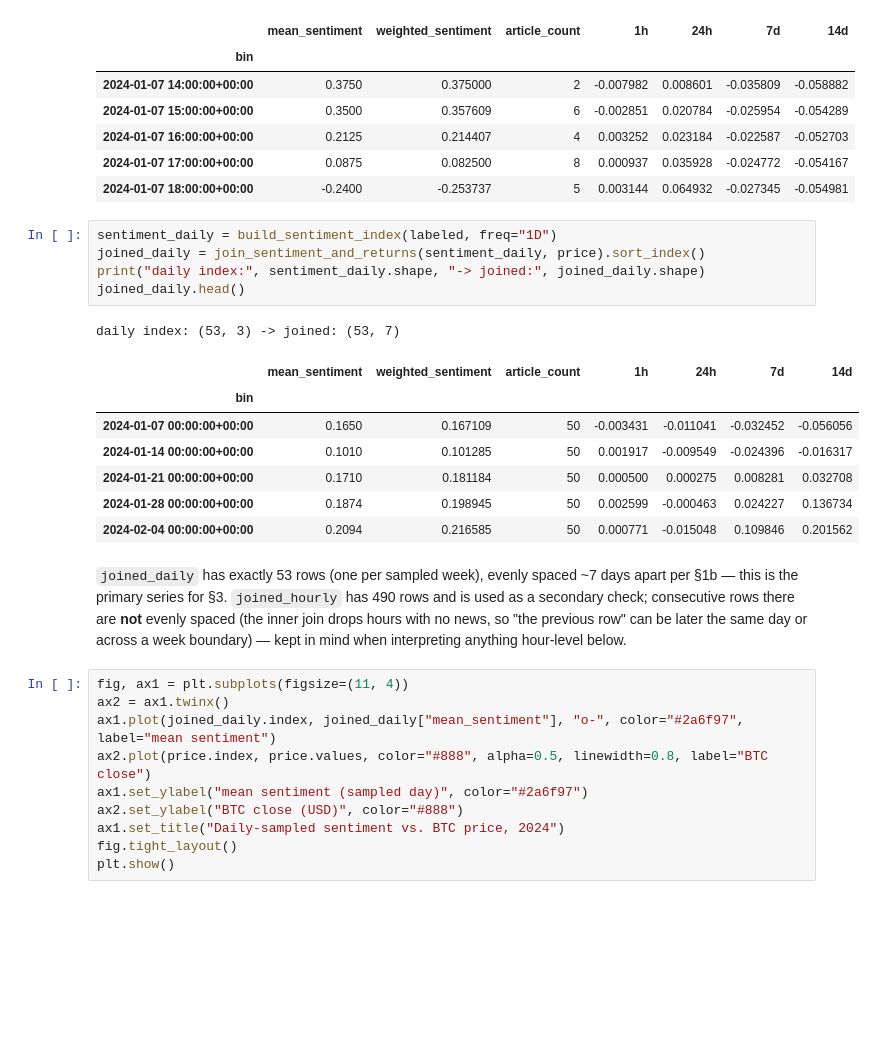
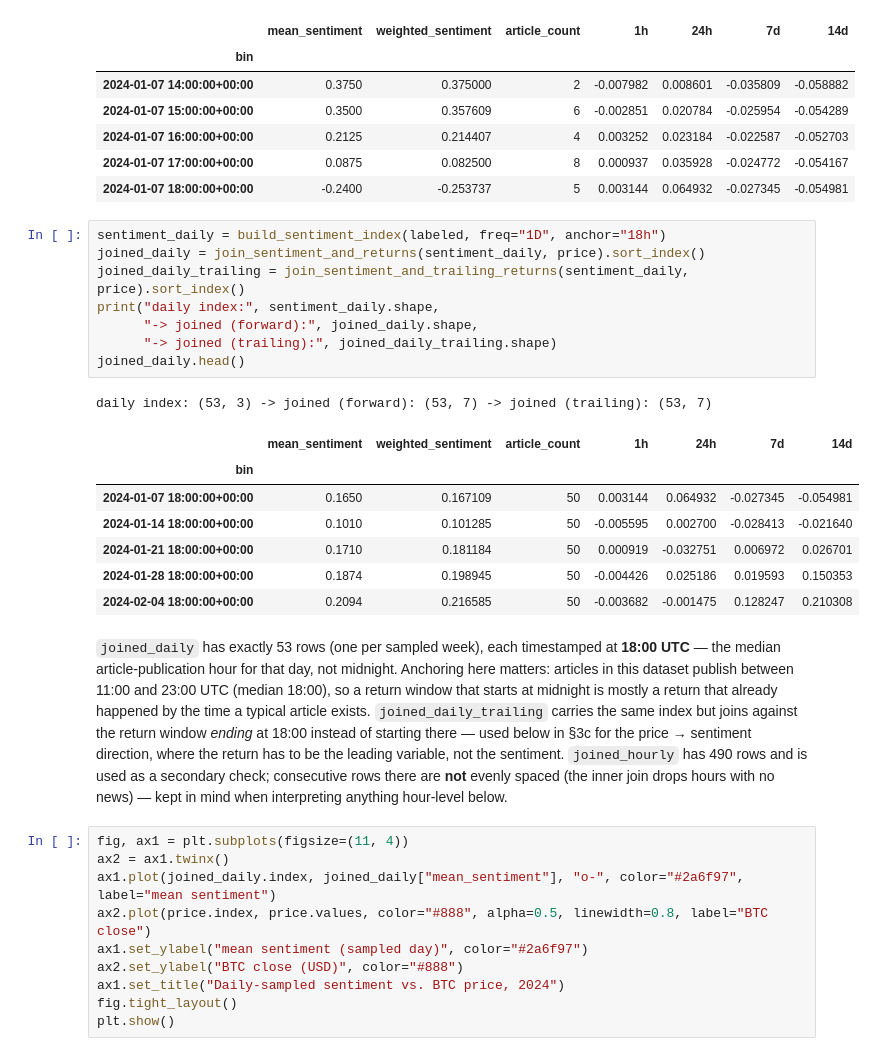
Before and after one commit to katealkuzmina/crypto-sentiment-BTC, a Jupyter notebook: crypto_sentiment_btc.ipynb, the cells around one changed output. Cells and saved outputs as stored; diff of their text form; blank space fills up the shorter version.

```diff
--- a/crypto_sentiment_btc.ipynb
+++ b/crypto_sentiment_btc.ipynb
@@ -160,26 +162,35 @@ hourly index: (490, 3) -> joined: (490, 7)
 | 2024-01-07 17:00:00+00:00 | 0.0875 | 0.082500 | 8 | 0.000937 | 0.035928 | -0.024772 | -0.054167 |
 | 2024-01-07 18:00:00+00:00 | -0.2400 | -0.253737 | 5 | 0.003144 | 0.064932 | -0.027345 | -0.054981 |
 # %%
-sentiment_daily = build_sentiment_index(labeled, freq="1D")
+sentiment_daily = build_sentiment_index(labeled, freq="1D", anchor="18h")
 joined_daily = join_sentiment_and_returns(sentiment_daily, price).sort_index()
-print("daily index:", sentiment_daily.shape, "-> joined:", joined_daily.shape)
+joined_daily_trailing = join_sentiment_and_trailing_returns(sentiment_daily, price).sort_index()
+print("daily index:", sentiment_daily.shape,
+      "-> joined (forward):", joined_daily.shape,
+      "-> joined (trailing):", joined_daily_trailing.shape)
 joined_daily.head()
 # %% [output]
-daily index: (53, 3) -> joined: (53, 7)
+daily index: (53, 3) -> joined (forward): (53, 7) -> joined (trailing): (53, 7)
 |  | mean_sentiment | weighted_sentiment | article_count | 1h | 24h | 7d | 14d |
 | bin |  |  |  |  |  |  |  |
-| 2024-01-07 00:00:00+00:00 | 0.1650 | 0.167109 | 50 | -0.003431 | -0.011041 | -0.032452 | -0.056056 |
-| 2024-01-14 00:00:00+00:00 | 0.1010 | 0.101285 | 50 | 0.001917 | -0.009549 | -0.024396 | -0.016317 |
-| 2024-01-21 00:00:00+00:00 | 0.1710 | 0.181184 | 50 | 0.000500 | 0.000275 | 0.008281 | 0.032708 |
-| 2024-01-28 00:00:00+00:00 | 0.1874 | 0.198945 | 50 | 0.002599 | -0.000463 | 0.024227 | 0.136734 |
-| 2024-02-04 00:00:00+00:00 | 0.2094 | 0.216585 | 50 | 0.000771 | -0.015048 | 0.109846 | 0.201562 |
+| 2024-01-07 18:00:00+00:00 | 0.1650 | 0.167109 | 50 | 0.003144 | 0.064932 | -0.027345 | -0.054981 |
+| 2024-01-14 18:00:00+00:00 | 0.1010 | 0.101285 | 50 | -0.005595 | 0.002700 | -0.028413 | -0.021640 |
+| 2024-01-21 18:00:00+00:00 | 0.1710 | 0.181184 | 50 | 0.000919 | -0.032751 | 0.006972 | 0.026701 |
+| 2024-01-28 18:00:00+00:00 | 0.1874 | 0.198945 | 50 | -0.004426 | 0.025186 | 0.019593 | 0.150353 |
+| 2024-02-04 18:00:00+00:00 | 0.2094 | 0.216585 | 50 | -0.003682 | -0.001475 | 0.128247 | 0.210308 |
 # %% [markdown]
-`joined_daily` has exactly 53 rows (one per sampled week), evenly spaced
-~7 days apart per §1b — this is the primary series for §3. `joined_hourly`
-has 490 rows and is used as a secondary check; consecutive rows there are
-**not** evenly spaced (the inner join drops hours with no news, so "the
-previous row" can be later the same day or across a week boundary) — kept
-in mind when interpreting anything hour-level below.
+`joined_daily` has exactly 53 rows (one per sampled week), each timestamped
+at **18:00 UTC** — the median article-publication hour for that day, not
+midnight. Anchoring here matters: articles in this dataset publish between
+11:00 and 23:00 UTC (median 18:00), so a return window that starts at
+midnight is mostly a return that already happened by the time a typical
+article exists. `joined_daily_trailing` carries the same index but joins
+against the return window *ending* at 18:00 instead of starting there —
+used below in §3c for the price → sentiment direction, where the return
+has to be the leading variable, not the sentiment. `joined_hourly` has 490
+rows and is used as a secondary check; consecutive rows there are **not**
+evenly spaced (the inner join drops hours with no news) — kept in mind
+when interpreting anything hour-level below.
 # %%
 fig, ax1 = plt.subplots(figsize=(11, 4))
 ax2 = ax1.twinx()
```
Also changed, not shown: parts of 9 cells of this notebook.
